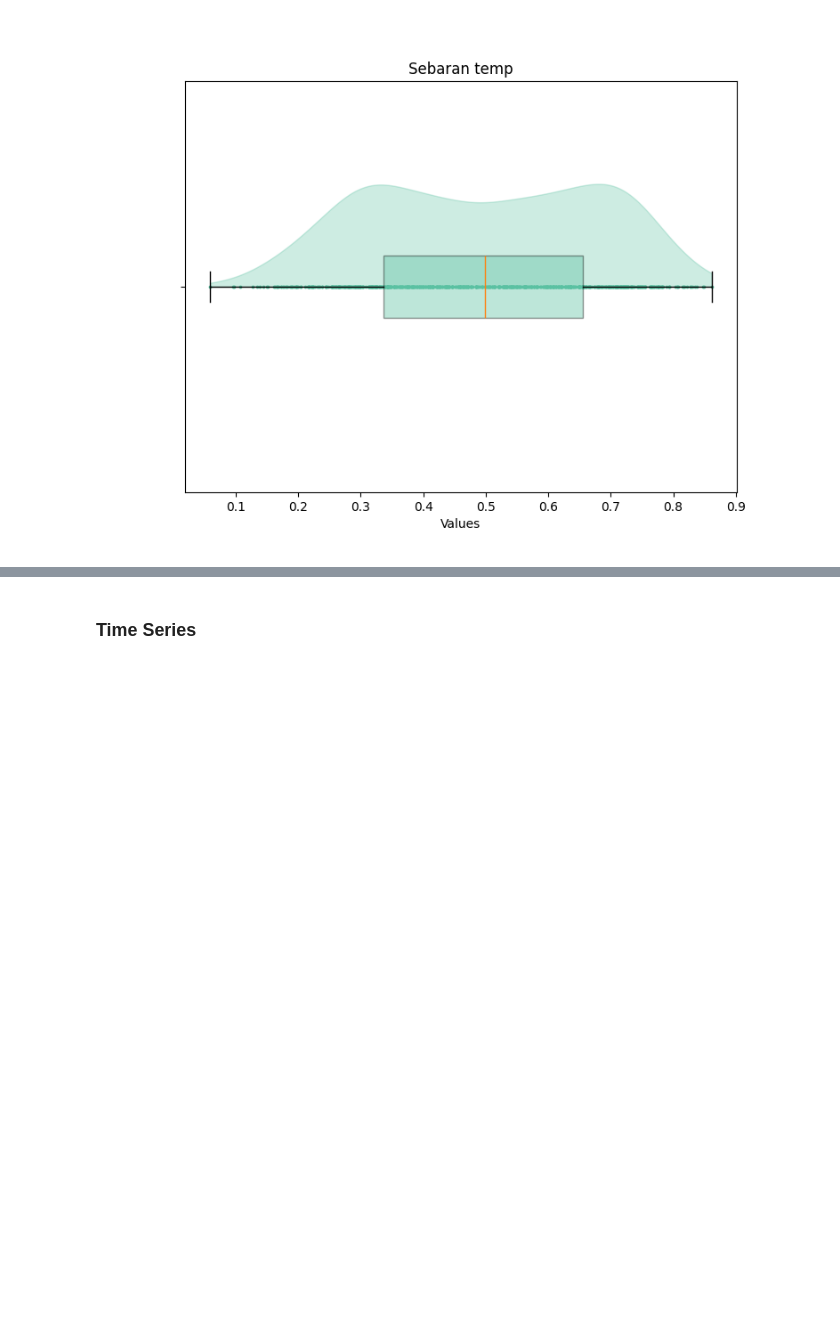
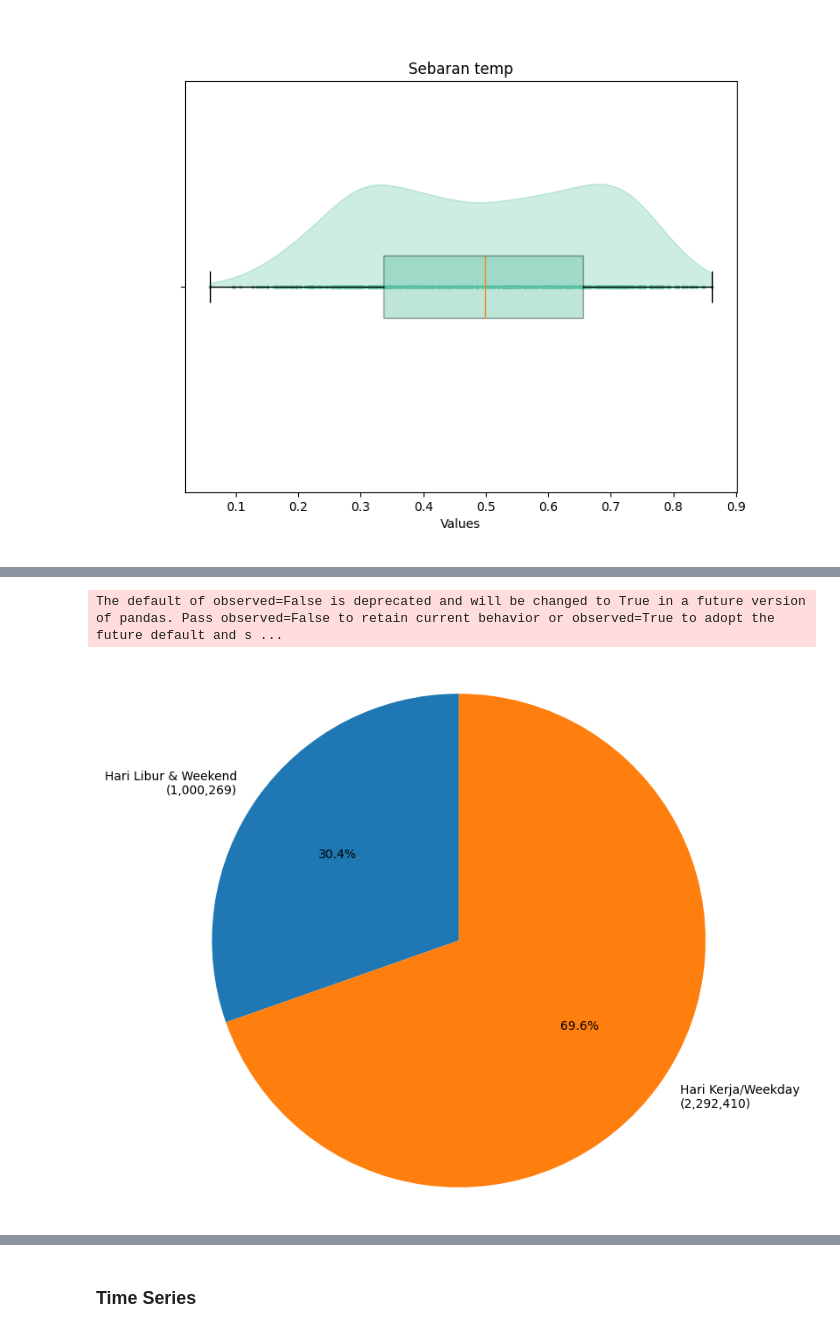
Before and after one commit to Zen-Rofiqy/Bangkit-2024, a Jupyter notebook: 04 Analisis Data dng Py/@Proyek-akhir/MyDashBoard.ipynb, the cells around one changed output, grey strips where cells are left out. Cells and saved outputs as stored; diff of their text form; code cells hidden in the pictures; blank space fills up the shorter version.

```diff
--- a/04 Analisis Data dng Py/@Proyek-akhir/MyDashBoard.ipynb
+++ b/04 Analisis Data dng Py/@Proyek-akhir/MyDashBoard.ipynb
@@ -792,0 +870,32 @@ display(Image(c_temp.getvalue()))
+# %%
+# Dummy grouped_data (digunakan untuk demo)
+grouped_data = dw_df.groupby(['holiday', 'workingday'])['cnt'].sum()
+
+# Menghitung total penyewaan sepeda pada hari libur/weekend dan hari kerja/weekday
+holiday_weekend = grouped_data.loc[('Libur', 'WeekEnd')] + grouped_data.loc[('-', 'WeekEnd')]
+weekday_weekend = grouped_data.loc[('-', 'WeekDay')] + grouped_data.loc[('Libur', 'WeekDay')]
+
+# Menampilkan informasi frekuensi
+st.write(f"Jumlah penyewaan sepeda pada Hari Libur & Weekend: {holiday_weekend}")
+st.write(f"Jumlah penyewaan sepeda pada Hari Kerja/Weekday: {weekday_weekend}")
+
+# Membuat Pie Chart
+fig, ax = plt.subplots(figsize=(8, 8))
+
+# Plotting untuk hari libur/weekend dan hari kerja/weekday
+labels = ['Hari Libur & Weekend', 'Hari Kerja/Weekday']
+sizes = [holiday_weekend, weekday_weekend]
+colors = ['#1f77b4', '#ff7f0e']
+
+# Menampilkan pie chart
+wedges, texts, autotexts = ax.pie(sizes, labels=labels, colors=colors, autopct='%1.1f%%', startangle=90)
+
+# Menambahkan frekuensi di sebelah label
+for i, label in enumerate(labels):
+    texts[i].set_text(label + f'\n({sizes[i]:,})')
+
+ax.axis('equal')  # Equal aspect ratio ensures that pie is drawn as a circle.
+plt.show()
+# %% [output]
+The default of observed=False is deprecated and will be changed to True in a future version of pandas. Pass observed=False to retain current behavior or observed=True to adopt the future default and s ...
+[figure, added]
```
Also changed, not shown: parts of 9 cells of this notebook, 5 other files.
